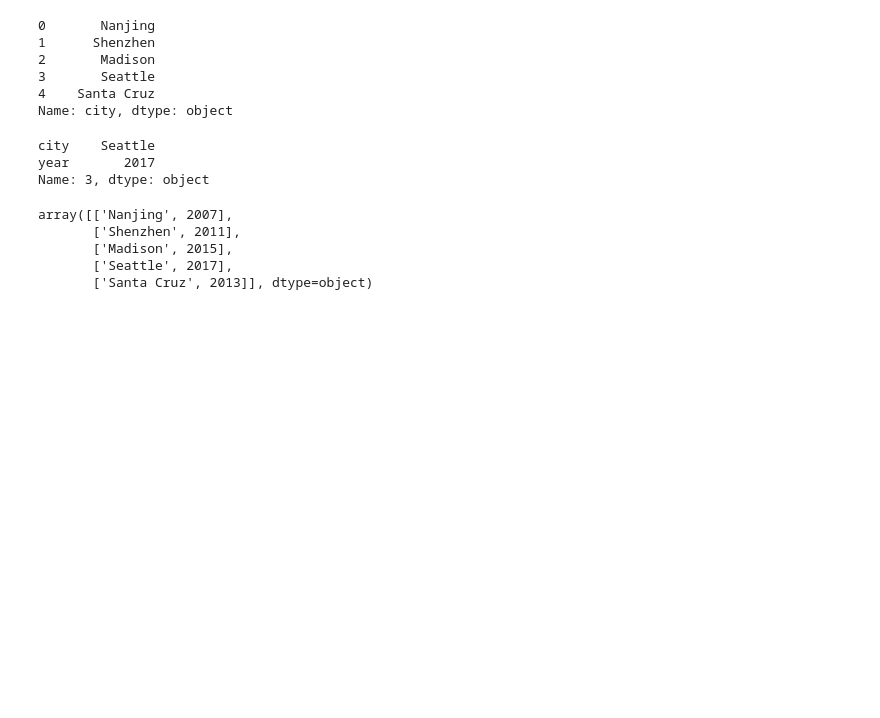
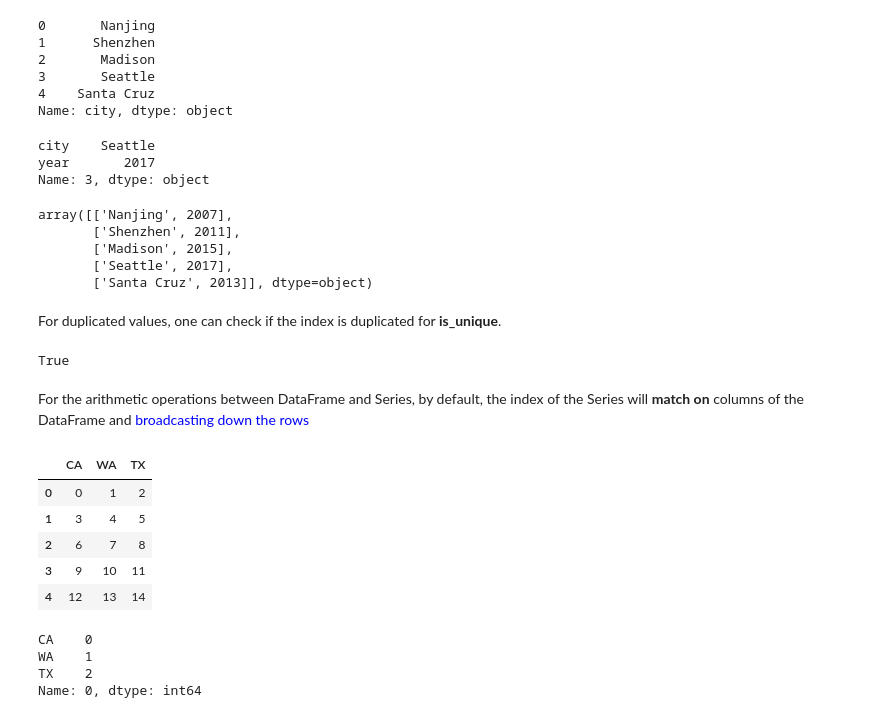
Before and after one commit to dolremi/Python-Notes, a Jupyter notebook: Pandas/Data_Structure.ipynb, the cells around one changed output. Drawn from its saved outputs; the diff is of its cells as text; code cells hidden in the pictures; blank space fills up the shorter version.

```diff
--- a/Pandas/Data_Structure.ipynb
+++ b/Pandas/Data_Structure.ipynb
@@ -127,3 +139,30 @@ array([['Nanjing', 2007],
        ['Madison', 2015],
        ['Seattle', 2017],
        ['Santa Cruz', 2013]], dtype=object)
+# %% [markdown]
+For duplicated values, one can check if the index is duplicated for __is_unique__.
+# %%
+frame.index.is_unique
+# %% [output]
+True
+# %% [markdown]
+For the arithmetic operations between DataFrame and Series, by default, the index of the Series will __match on__ columns of the DataFrame and <font color='blue'>broadcasting down the rows</font>
+# %%
+frame = pd.DataFrame(np.arange(15).reshape((5, 3)), columns=['CA', 'WA', 'TX'], index=range(5))
+series = frame.ix[0]
+# %%
+frame
+# %% [output]
+|  | CA | WA | TX |
+| 0 | 0 | 1 | 2 |
+| 1 | 3 | 4 | 5 |
+| 2 | 6 | 7 | 8 |
+| 3 | 9 | 10 | 11 |
+| 4 | 12 | 13 | 14 |
+# %%
+series
+# %% [output]
+CA    0
+WA    1
+TX    2
+Name: 0, dtype: int64
```
Also changed, not shown: parts of 66 cells of this notebook.
